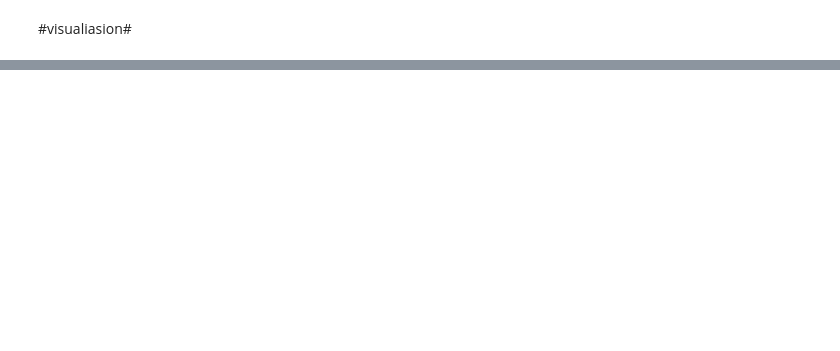
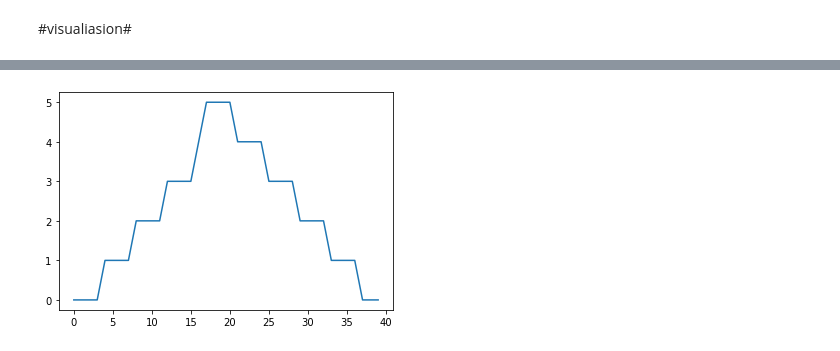
Before and after one commit to LuweiCai123/learningPython, a Jupyter notebook: 01-numpy.ipynb, the cells around one changed output, grey strips where cells are left out. Saved outputs shown, nothing was run; the diff lists cells and outputs as text; code cells hidden in the pictures; blank space fills up the shorter version.

```diff
--- a/01-numpy.ipynb
+++ b/01-numpy.ipynb
@@ -176,3 +201,7 @@ print(data.max)
+# %%
+min_plot = plt.plot(data.min(axis=0))
+# %% [output]
+[figure, added]
 # %%
 import numpy as np
 import matplotlib.pyplot as plt
```
Also changed, not shown: parts of 11 cells of this notebook.
